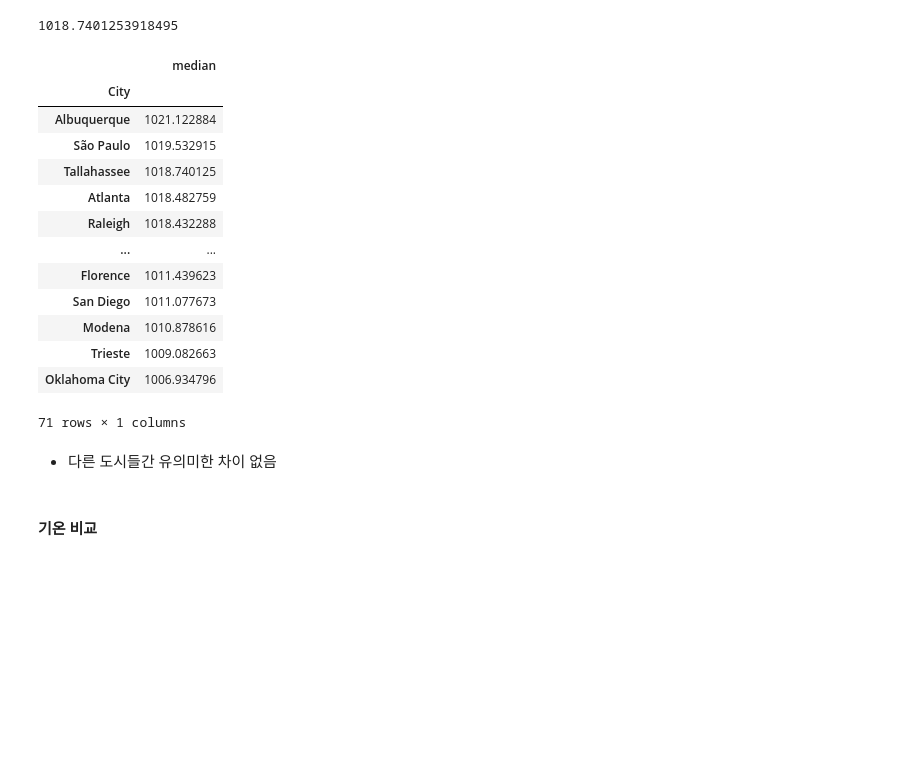
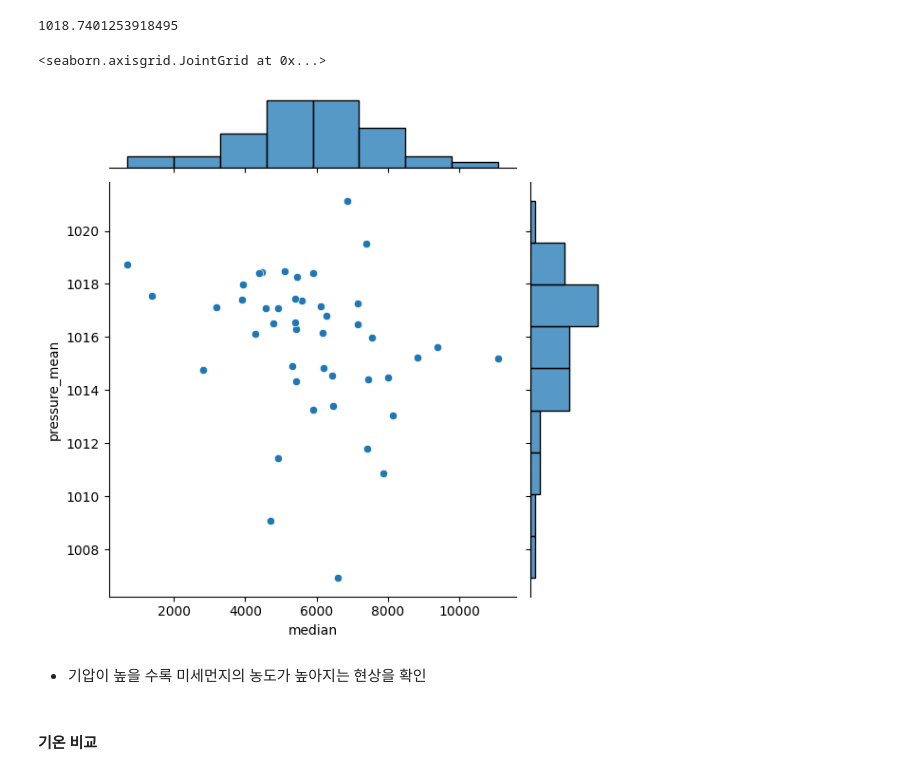
Before and after one commit to entangelk/study_data_analytics, a Jupyter notebook: docs/quests/EDAs/EDA_kaggle_air_quality_in_covid19.ipynb, the cells around one changed output. Cells and saved outputs as stored; diff of their text form; code cells hidden in the pictures; blank space fills up the shorter version.

```diff
--- a/docs/quests/EDAs/EDA_kaggle_air_quality_in_covid19.ipynb
+++ b/docs/quests/EDAs/EDA_kaggle_air_quality_in_covid19.ipynb
@@ -224,22 +226,8 @@ df_pressure.query('City == "Tallahassee"')['median'].mean()
 # %% [output]
 1018.7401253918495
 # %%
-# pd.pivot_tables(data= df_pressure.query(f'City == {city_list}')[['City','median']])
-pd.pivot_table(data = df_pressure[['City','median']], index='City', aggfunc=np.mean).sort_values('median', ascending=False)
+pt_pm10_city_median_check['pressure_mean'] = pd.pivot_table(data = df_pressure[['City','median']], index='City', aggfunc=np.mean).sort_values('City', ascending=False)
+sns.jointplot(data=pt_pm10_city_median_check, x='median', y='pressure_mean')
 # %% [output]
-|  | median |
-| City |  |
-| Albuquerque | 1021.122884 |
-| São Paulo | 1019.532915 |
-| Tallahassee | 1018.740125 |
-| Atlanta | 1018.482759 |
-| Raleigh | 1018.432288 |
-| ... | ... |
-| Florence | 1011.439623 |
-| San Diego | 1011.077673 |
-| Modena | 1010.878616 |
-| Trieste | 1009.082663 |
-| Oklahoma City | 1006.934796 |
-71 rows × 1 columns
+<seaborn.axisgrid.JointGrid at 0x...>
+[figure, added]
-# %% [markdown]
-- 다른 도시들간 유의미한 차이 없음
@@ -248,3 +234,5 @@ pt_pm10_city_median_check = pt_pm10_city_median.sort_values('City', ascending=Fa
+# %% [markdown]
+- 기압이 높을 수록 미세먼지의 농도가 높아지는 현상을 확인
 # %% [markdown]
 #### 기온 비교
 # %%
```
Also changed, not shown: parts of 3 cells of this notebook.
